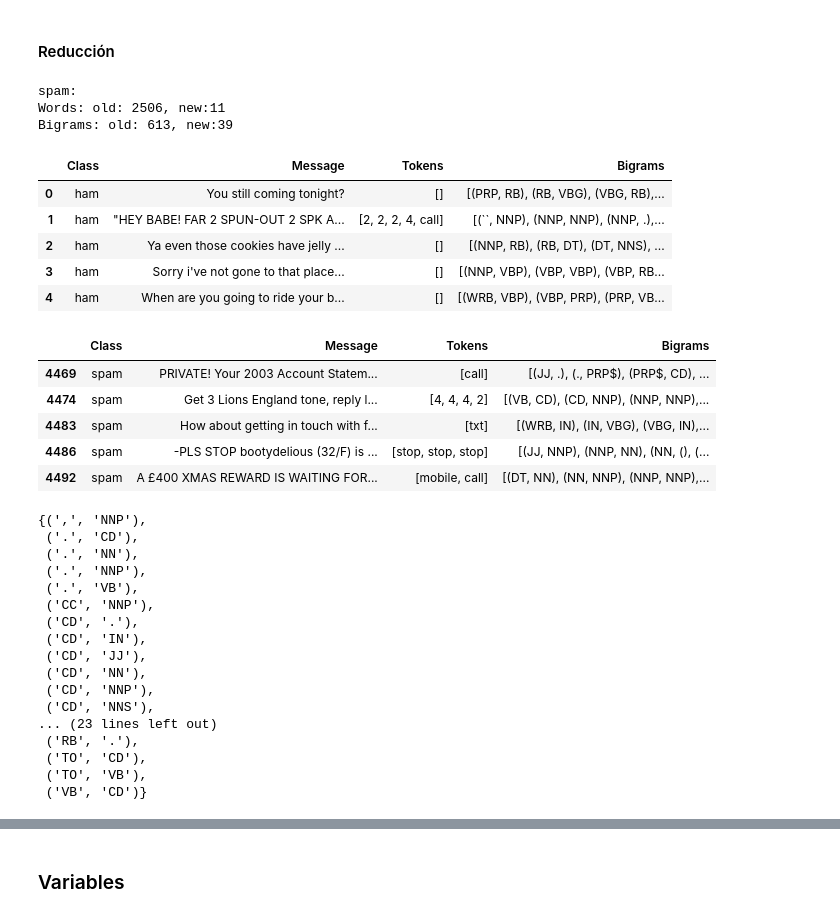
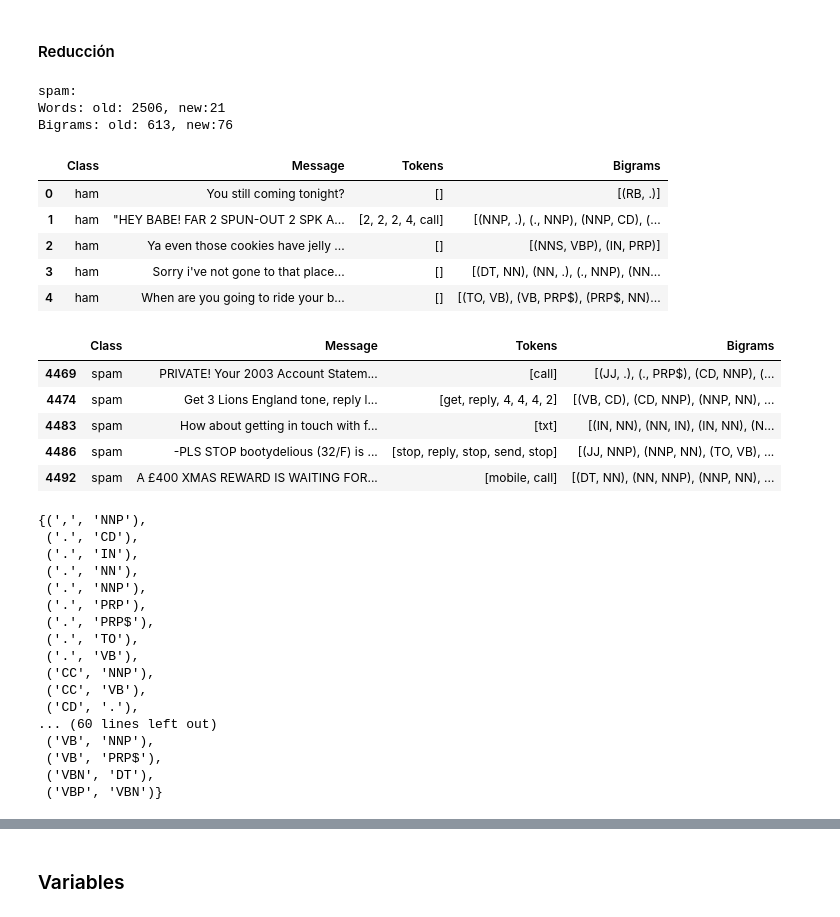
Before and after one commit to robertorys/Tesis, a Jupyter notebook: Test_mib_v2_3_3.ipynb, the cells around one changed output, grey strips where cells are left out. Saved outputs shown, nothing was run; the diff lists cells and outputs as text; code cells hidden in the pictures.

```diff
--- a/Test_mib_v2_3_3.ipynb
+++ b/Test_mib_v2_3_3.ipynb
@@ -161,10 +161,11 @@ for i in range(n):
     C = mb.Var('C', Events)
     PC_AB = mb.Distrib(dC_AB, (C,), (A,B))
 
-    # Probabilidad conjunta (Espesificación)
-    PABC = mb.Specification(set([A,B,C]), (PA, PB_A, PC_AB))
+    # Probabilidad conjunta (Espesificación) -> descripción
 
-    Q_ABC = mb.Question(PABC)
+    dsPABC = mb.Specification(set([A,B,C]), (PA, PB_A, PC_AB))
+
+    Q_ABC = mb.Question(dsPABC)
 
     timesM_i = 0
     memoryM_i = 0
@@ -954,62 +1061,62 @@ df_test_T = df_test.copy()
 # df_train_T =  pd.concat([df_train_T[df_train_T['Class'] == 'spam'], df_train_T[df_train_T['Class'] == 'ham'][:int(0.2 * 592)]], ignore_index=True)
 
 # vocab, vocab_c = redu_vocab_c(20)
-vocab, vocab_c, bigrams, bigrams_c = redu_vocab(1000,1000,90,100)
+vocab, vocab_c, bigrams, bigrams_c = redu_vocab(1000,1000,50,50)
 # %% [output]
 spam:
-Words: old: 2506, new:11
-Bigrams: old: 613, new:39
+Words: old: 2506, new:21
+Bigrams: old: 613, new:76
 # %%
 df_train_T['Tokens'] = df_train_T.Tokens.\
     apply(lambda tokens: [w for w in tokens if w in vocab])
 
-# df_train_T['Bigrams'] = df_train_T.Bigrams.\
-#     apply(lambda big: [b for b in big if b in bigrams])
+df_train_T['Bigrams'] = df_train_T.Bigrams.\
+    apply(lambda big: [b for b in big if b in bigrams])
 
 df_train_T[df_train_T['Class'] == 'ham'].head()
 # %% [output]
 |  | Class | Message | Tokens | Bigrams |
-| 0 | ham | You still coming tonight? | [] | [(PRP, RB), (RB, VBG), (VBG, RB),... |
-| 1 | ham | "HEY BABE! FAR 2 SPUN-OUT 2 SPK A... | [2, 2, 2, 4, call] | [(``, NNP), (NNP, NNP), (NNP, .),... |
-| 2 | ham | Ya even those cookies have jelly ... | [] | [(NNP, RB), (RB, DT), (DT, NNS), ... |
-| 3 | ham | Sorry i've not gone to that place... | [] | [(NNP, VBP), (VBP, VBP), (VBP, RB... |
-| 4 | ham | When are you going to ride your b... | [] | [(WRB, VBP), (VBP, PRP), (PRP, VB... |
+| 0 | ham | You still coming tonight? | [] | [(RB, .)] |
+| 1 | ham | "HEY BABE! FAR 2 SPUN-OUT 2 SPK A... | [2, 2, 2, 4, call] | [(NNP, .), (., NNP), (NNP, CD), (... |
+| 2 | ham | Ya even those cookies have jelly ... | [] | [(NNS, VBP), (IN, PRP)] |
+| 3 | ham | Sorry i've not gone to that place... | [] | [(DT, NN), (NN, .), (., NNP), (NN... |
+| 4 | ham | When are you going to ride your b... | [] | [(TO, VB), (VB, PRP$), (PRP$, NN)... |
 # %%
 df_test_T['Tokens'] = df_test_T.Tokens.\
     apply(lambda tokens: [w for w in tokens if w in vocab])
 
-# df_test_T['Bigrams'] = df_test_T.Bigrams.\
-#     apply(lambda big: [b for b in big if b in bigrams])
+df_test_T['Bigrams'] = df_test_T.Bigrams.\
+    apply(lambda big: [b for b in big if b in bigrams])
 
 
 df_test_T[df_test_T['Class'] == 'spam'].head()
 # %% [output]
 |  | Class | Message | Tokens | Bigrams |
-| 4469 | spam | PRIVATE! Your 2003 Account Statem... | [call] | [(JJ, .), (., PRP$), (PRP$, CD), ... |
-| 4474 | spam | Get 3 Lions England tone, reply l... | [4, 4, 4, 2] | [(VB, CD), (CD, NNP), (NNP, NNP),... |
-| 4483 | spam | How about getting in touch with f... | [txt] | [(WRB, IN), (IN, VBG), (VBG, IN),... |
-| 4486 | spam | -PLS STOP bootydelious (32/F) is ... | [stop, stop, stop] | [(JJ, NNP), (NNP, NN), (NN, (), (... |
-| 4492 | spam | A £400 XMAS REWARD IS WAITING FOR... | [mobile, call] | [(DT, NN), (NN, NNP), (NNP, NNP),... |
+| 4469 | spam | PRIVATE! Your 2003 Account Statem... | [call] | [(JJ, .), (., PRP$), (CD, NNP), (... |
+| 4474 | spam | Get 3 Lions England tone, reply l... | [get, reply, 4, 4, 4, 2] | [(VB, CD), (CD, NNP), (NNP, NN), ... |
+| 4483 | spam | How about getting in touch with f... | [txt] | [(IN, NN), (NN, IN), (IN, NN), (N... |
+| 4486 | spam | -PLS STOP bootydelious (32/F) is ... | [stop, reply, stop, send, stop] | [(JJ, NNP), (NNP, NN), (TO, VB), ... |
+| 4492 | spam | A £400 XMAS REWARD IS WAITING FOR... | [mobile, call] | [(DT, NN), (NN, NNP), (NNP, NN), ... |
 # %%
 bigrams
 # %% [output]
 {(',', 'NNP'),
  ('.', 'CD'),
+ ('.', 'IN'),
  ('.', 'NN'),
  ('.', 'NNP'),
+ ('.', 'PRP'),
+ ('.', 'PRP$'),
+ ('.', 'TO'),
  ('.', 'VB'),
  ('CC', 'NNP'),
+ ('CC', 'VB'),
  ('CD', '.'),
- ('CD', 'IN'),
- ('CD', 'JJ'),
- ('CD', 'NN'),
- ('CD', 'NNP'),
- ('CD', 'NNS'),
-... (23 lines left out)
- ('RB', '.'),
- ('TO', 'CD'),
- ('TO', 'VB'),
- ('VB', 'CD')}
+... (60 lines left out)
+ ('VB', 'NNP'),
+ ('VB', 'PRP$'),
+ ('VBN', 'DT'),
+ ('VBP', 'VBN')}
 # %%
 vocab
 # %% [output]
```
Also changed, not shown: parts of 28 cells of this notebook, 34 other files.
